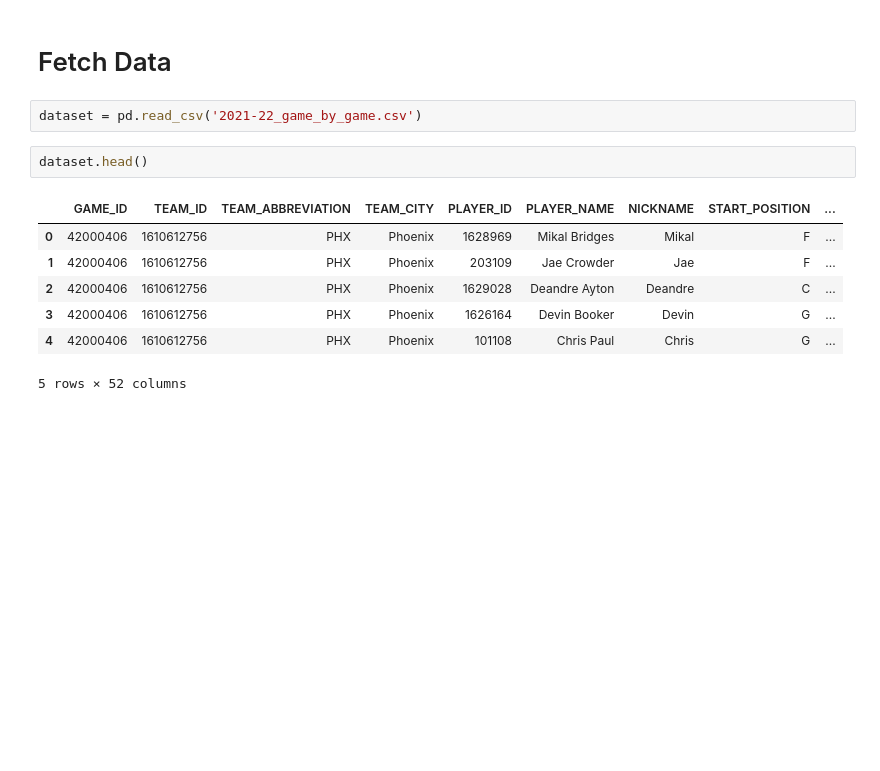
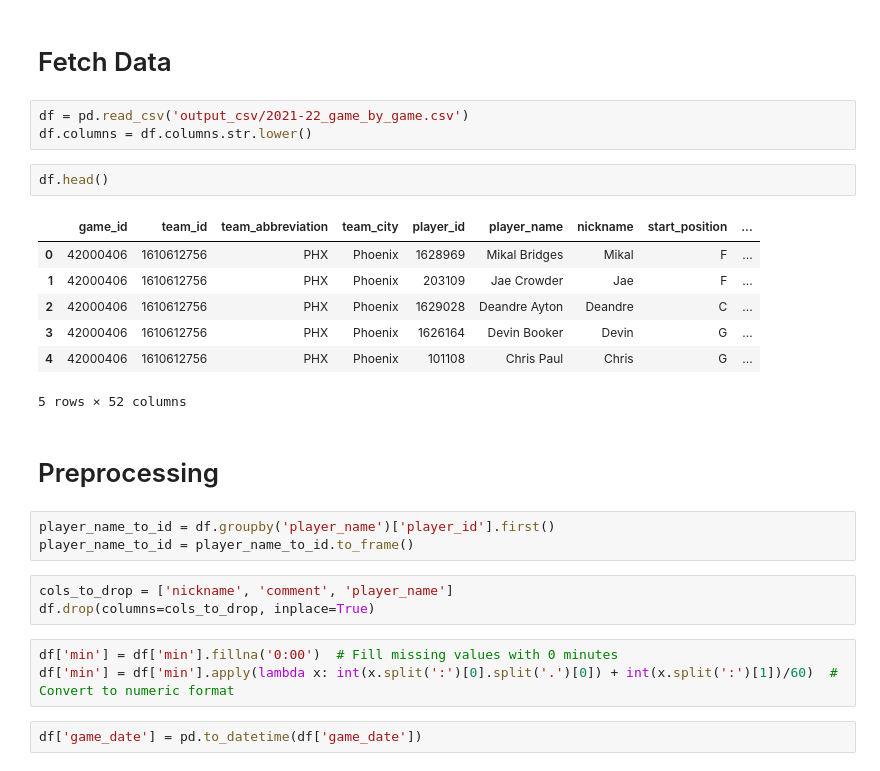
Before and after one commit to tzachpach/final_project_dfs, a Jupyter notebook: time_predict_y_pred.ipynb, the cells around one changed output. Drawn from its saved outputs; the diff is of its cells as text; blank space fills up the shorter version.

```diff
--- a/time_predict_y_pred.ipynb
+++ b/time_predict_y_pred.ipynb
@@ -12,14 +21,28 @@ warnings.filterwarnings("ignore")
 # %% [markdown]
 # Fetch Data
 # %%
-dataset = pd.read_csv('2021-22_game_by_game.csv')
+df = pd.read_csv('output_csv/2021-22_game_by_game.csv')
+df.columns = df.columns.str.lower()
 # %%
-dataset.head()
+df.head()
 # %% [output]
-|  | GAME_ID | TEAM_ID | TEAM_ABBREVIATION | TEAM_CITY | PLAYER_ID | PLAYER_NAME | NICKNAME | START_POSITION | ... |
+|  | game_id | team_id | team_abbreviation | team_city | player_id | player_name | nickname | start_position | ... |
 | 0 | 42000406 | 1610612756 | PHX | Phoenix | 1628969 | Mikal Bridges | Mikal | F | ... |
 | 1 | 42000406 | 1610612756 | PHX | Phoenix | 203109 | Jae Crowder | Jae | F | ... |
 | 2 | 42000406 | 1610612756 | PHX | Phoenix | 1629028 | Deandre Ayton | Deandre | C | ... |
 | 3 | 42000406 | 1610612756 | PHX | Phoenix | 1626164 | Devin Booker | Devin | G | ... |
 | 4 | 42000406 | 1610612756 | PHX | Phoenix | 101108 | Chris Paul | Chris | G | ... |
 5 rows × 52 columns
+# %% [markdown]
+# Preprocessing
+# %%
+player_name_to_id = df.groupby('player_name')['player_id'].first()
+player_name_to_id = player_name_to_id.to_frame()
+# %%
+cols_to_drop = ['nickname', 'comment', 'player_name']
+df.drop(columns=cols_to_drop, inplace=True)
+# %%
+df['min'] = df['min'].fillna('0:00')  # Fill missing values with 0 minutes
+df['min'] = df['min'].apply(lambda x: int(x.split(':')[0].split('.')[0]) + int(x.split(':')[1])/60)  # Convert to numeric format
+# %%
+df['game_date'] = pd.to_datetime(df['game_date'])
```
Also changed, not shown: parts of 47 cells of this notebook.
